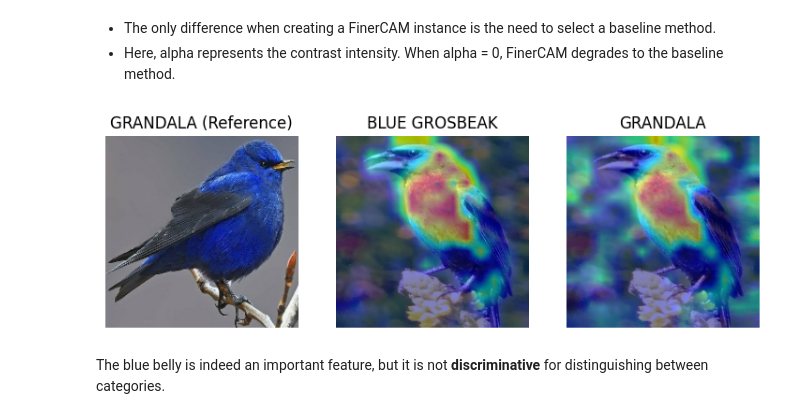
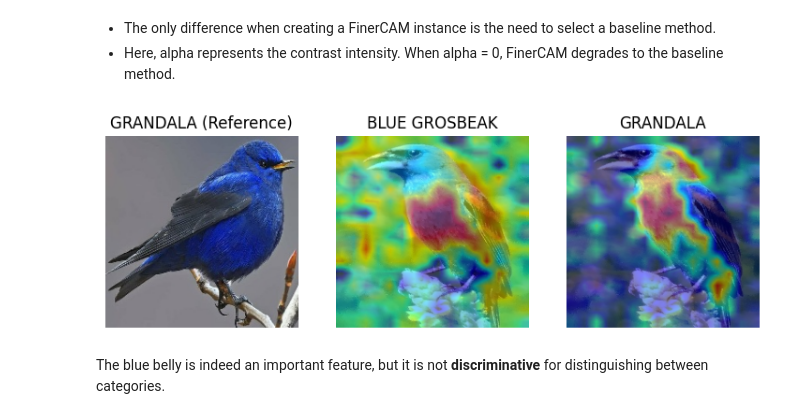
Before and after one commit to Imageomics/Finer-CAM, a Jupyter notebook: tutorial.ipynb, the cells around one changed output. Drawn from its saved outputs; the diff is of its cells as text; code cells hidden in the pictures.

```diff
--- a/tutorial.ipynb
+++ b/tutorial.ipynb
@@ -18,27 +18,30 @@ from torchvision.transforms import Compose, Resize, ToTensor, Normalize
 from pytorch_grad_cam.utils.image import show_cam_on_image
 import matplotlib.pyplot as plt
 # %%
-class ModifiedCLIP(nn.Module):
+class ModifiedDINO(nn.Module):
     """
-    A wrapper around the original CLIP model that adds a classifier layer.
-    This class initializes a linear layer for classification and loads its weights.
+    A wrapper for the original DINO model that adds a classifier layer.
     """
-    def __init__(self, original_model, classifier_path, num_classes):
-        super(ModifiedCLIP, self).__init__()
+    def __init__(self, original_model, classifier_path, num_classes, feature_dim=768):
+        super(ModifiedDINO, self).__init__()
         self.original_model = original_model
-        self.classifier = nn.Linear(512, num_classes)
+        self.classifier = nn.Linear(feature_dim, num_classes)
+        device = torch.device('cuda' if torch.cuda.is_available() else 'cpu')
         self.classifier.load_state_dict(
-            torch.load(classifier_path, map_location=torch.device('cuda' if torch.cuda.is_available() else 'cpu'))
+            torch.load(classifier_path, map_location=device)
         )
-        self.visual = self.original_model.visual
+        self.blocks = self.original_model.blocks
+        print("ModifiedDINO initialized")
 
     def forward(self, x):
-        image_features = self.original_model.encode_image(x)
-        logits = self.classifier(image_features)
+        features = self.original_model.forward_features(x)["x_norm_patchtokens"]
+        features = features.mean(dim=1)
+        logits = self.classifier(features)
         return logits
 # %%
-original_model, _, _ = open_clip.create_model_and_transforms('ViT-B-16', pretrained='laion400m_e32')
+original_model = torch.hub.load(
+    'facebookresearch/dinov2', 'dinov2_vitb14', pretrained=True
+).to('cuda')
 num_classes = 525
-model = ModifiedCLIP(original_model, 'classifier_weight/classifier_birds_CLIP.pth', num_classes)
-model.visual.pool_type = 'avg'
+model = ModifiedDINO(original_model, 'classifier_weight/classifier_birds_DINO.pth', num_classes)
 model = model.to('cuda')
@@ -52,7 +58,7 @@ def reshape_transform(tensor, height=16, width=16):
 # %% [markdown]
 Ensuring image's dimensions align with the patch size.
 # %%
-def preprocess(image, patch_size=16, max_size=1000):
+def preprocess(image, patch_size=14, max_size=1000):
     image = image.convert("RGB")
     width, height = image.size
 
@@ -100,7 +106,7 @@ Lets define the target function and the target layer, and create the visualizati
 - The only difference when creating a FinerCAM instance is the need to select a baseline method.
 - Here, alpha represents the contrast intensity. When alpha = 0, FinerCAM degrades to the baseline method.
 # %%
-target_layers = [model.visual.transformer.resblocks[-1].ln_1]
+target_layers = [model.blocks[-1].norm1]
 cam = FinerCAM(GradCAM, model=model, target_layers=target_layers, reshape_transform=reshape_transform)
 
 # CAM for BLUE GROSBEAK
@@ -122,34 +128,34 @@ grayscale_cam_248, _, _, _ = cam(
     input_tensor=image_tensor,
     targets=None,
     target_idx=248,
     H=grid_h,
     W=grid_w,
     alpha=0
 )
 
 grayscale_cam_248 = grayscale_cam_248[0, :]
 grayscale_cam_highres_248 = cv2.resize(grayscale_cam_248, (original_width, original_height))
 cam_image_248 = show_cam_on_image(image, grayscale_cam_highres_248, use_rgb=True)
 
 grandala_ref_image = cv2.imread("imgs/GRANDALA.jpg")
 grandala_ref_image = cv2.cvtColor(grandala_ref_image, cv2.COLOR_BGR2RGB)
 fig, axes = plt.subplots(1, 3, figsize=(9, 3))
 
 axes[0].imshow(grandala_ref_image)
 axes[0].set_title("GRANDALA (Reference)")
 axes[0].axis("off")
 
 axes[1].imshow(cam_image_98)
 axes[1].set_title("BLUE GROSBEAK")
 axes[1].axis("off")
 
 axes[2].imshow(cam_image_248)
 axes[2].set_title("GRANDALA")
 axes[2].axis("off")
 
 plt.show()
 # %% [output]
-[figure, old version]
+[figure, new version]
 # %% [markdown]
 The blue belly is indeed an important feature, but it is not **discriminative** for distinguishing between categories.
 # %% [markdown]
```
Also changed, not shown: parts of 8 cells of this notebook, 5 other files.
